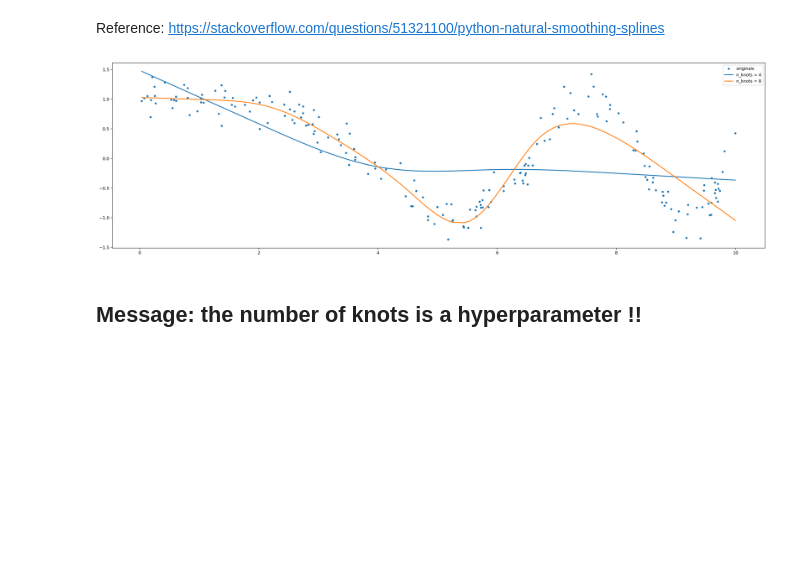
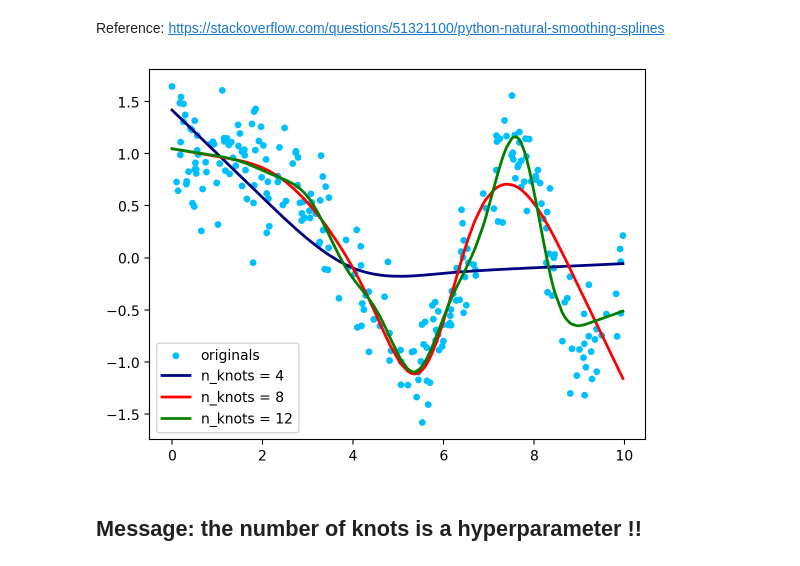
Before and after one commit to dvasiliu/AAML, a Jupyter notebook: Module 4 - Functional Data Analysis and Non-parametric Regression/Functional_Data_Analysis.ipynb, the cells around one changed output. Cells and saved outputs as stored; diff of their text form; code cells hidden in the pictures; blank space fills up the shorter version.

```diff
--- a/Module 4 - Functional Data Analysis and Non-parametric Regression/Functional_Data_Analysis.ipynb
+++ b/Module 4 - Functional Data Analysis and Non-parametric Regression/Functional_Data_Analysis.ipynb
@@ -166,10 +166,10 @@ plt.show()
 # %%
 np.random.seed(1234)
 
-x = np.linspace(-5., 5., 30)
-y = np.exp(-(x/2.5)**2) + (np.random.rand(30) - 0.2) * 0.7
+x = np.linspace(-5., 5., 50)
+y = np.exp(-(x/2.5)**2) + (np.random.rand(50) - 0.2) * 0.7
 
-sp = cs.CubicSmoothingSpline(x, y, smooth=0.75)
+sp = cs.CubicSmoothingSpline(x, y, smooth=200)
 
 xs = np.linspace(x[0], x[-1], 150)
 ys = sp(xs)
@@ -432,28 +432,30 @@ Reference: https://stackoverflow.com/questions/51321100/python-natural-smoothing
 # %%
 def func(x):
     return 1/(1+16*x**2)
 
 # y = np.cos(-x**2/9.0)
 # make example data
-x = np.random.uniform(0,10,200)
+x = np.random.uniform(0,10,250)
 x = x[np.argsort(x)]
-y = np.cos(-x**2/9.0) + 0.2*np.random.normal(loc=0,scale=1,size=len(x))
+y = np.cos(-x**2/9.0) + 0.3*np.random.normal(loc=0,scale=1,size=len(x))
 
 # The number of knots can be used to control the amount of smoothness
 model_4 = get_natural_cubic_spline_model(x, y, minval=min(x), maxval=max(x), n_knots=4)
 model_8 = get_natural_cubic_spline_model(x, y, minval=min(x), maxval=max(x), n_knots=8)
+model_12 = get_natural_cubic_spline_model(x, y, minval=min(x), maxval=max(x), n_knots=12)
 y_est_4 = model_4.predict(x)
 y_est_8 = model_8.predict(x)
+y_est_12 = model_12.predict(x)
 
-
-plt.scatter(x, y, ls='', marker='.', label='originals',s=60)
-plt.plot(x, y_est_4, label='n_knots = 4',lw=2)
-plt.plot(x, y_est_8, label='n_knots = 8',lw=2)
+plt.scatter(x, y, ls='', marker='.', label='originals',s=60,color='deepskyblue')
+plt.plot(x, y_est_4, label='n_knots = 4',lw=2,color='navy')
+plt.plot(x, y_est_8, label='n_knots = 8',lw=2,color='red')
+plt.plot(x, y_est_12, label='n_knots = 12',lw=2,color='green')
 plt.legend();
 plt.savefig('fig1.png',dpi=300)
 plt.show()
 # %% [output]
-[figure, old version]
+[figure, new version]
 # %% [markdown]
 ## Message: the number of knots is a hyperparameter !!
 # %% [markdown]
```
Also changed, not shown: parts of 3 cells of this notebook, 2 other files.
